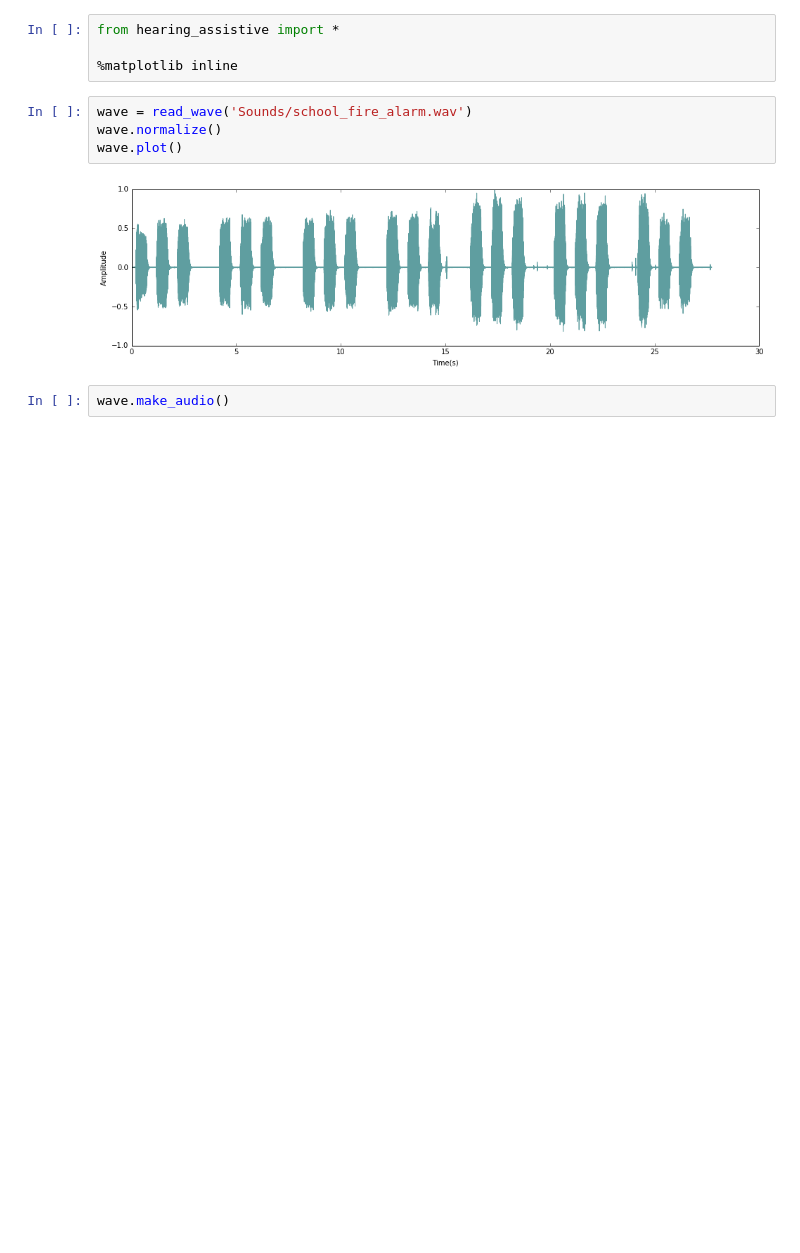
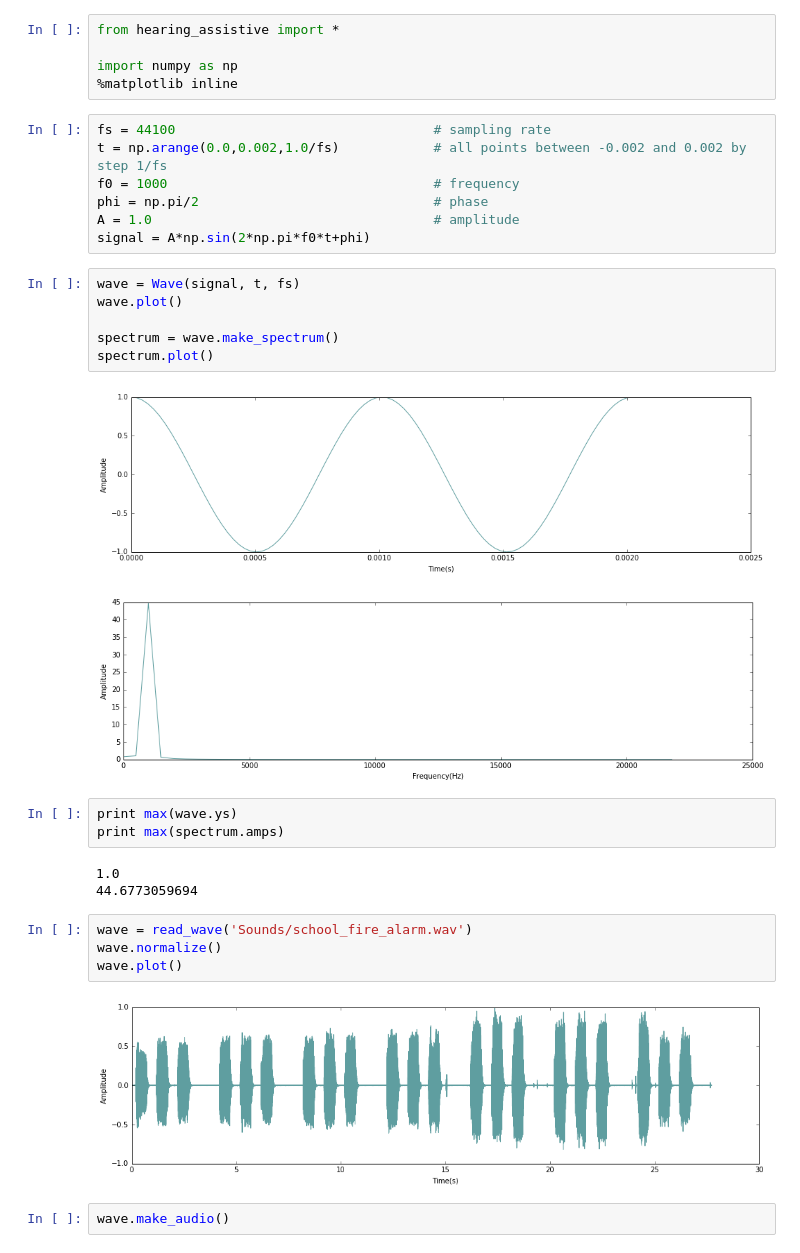
Before and after one commit to santis25/Hearing-Assistive, a Jupyter notebook: spectrum_demo.ipynb, the cells around one changed output. Saved outputs shown, nothing was run; the diff lists cells and outputs as text; blank space fills up the shorter version.

```diff
--- a/spectrum_demo.ipynb
+++ b/spectrum_demo.ipynb
@@ -1,7 +1,30 @@
 # %%
 from hearing_assistive import *
 
+import numpy as np
 %matplotlib inline
+# %%
+fs = 44100                                 # sampling rate
+t = np.arange(0.0,0.002,1.0/fs)            # all points between -0.002 and 0.002 by step 1/fs
+f0 = 1000                                  # frequency
+phi = np.pi/2                              # phase
+A = 1.0                                    # amplitude
+signal = A*np.sin(2*np.pi*f0*t+phi)
+# %%
+wave = Wave(signal, t, fs)
+wave.plot()
+
+spectrum = wave.make_spectrum()
+spectrum.plot()
+# %% [output]
+[figure, added]
+[figure, added]
+# %%
+print max(wave.ys)
+print max(spectrum.amps)
+# %% [output]
+1.0
+44.6773059694
 # %%
 wave = read_wave('Sounds/school_fire_alarm.wav')
 wave.normalize()
```
Also changed, not shown: 1 other file.
